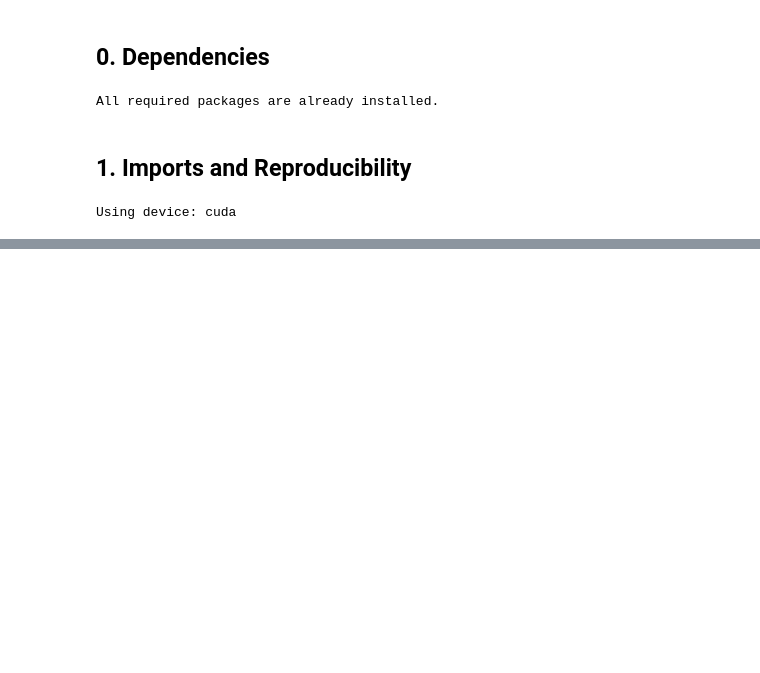
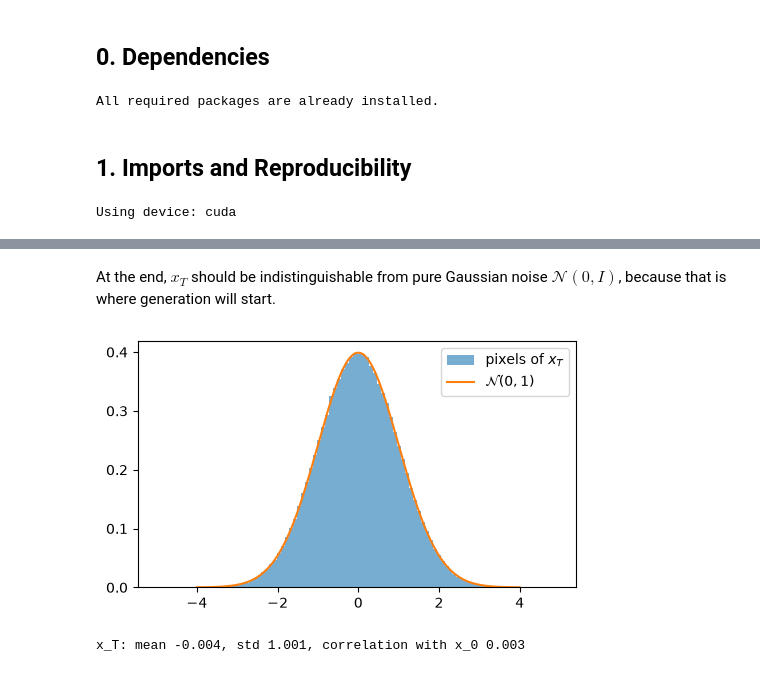
Before and after one commit to nahuelcostac/generative-networks, a Jupyter notebook: diffusion/diffusion.ipynb, the cells around one changed output, grey strips where cells are left out. Saved outputs shown, nothing was run; the diff lists cells and outputs as text; code cells hidden in the pictures; blank space fills up the shorter version.

```diff
--- a/diffusion/diffusion.ipynb
+++ b/diffusion/diffusion.ipynb
@@ -47,6 +57,7 @@ All required packages are already installed.
 # %%
 import math
 import random
+import time
 from pathlib import Path
 
 import matplotlib.pyplot as plt
@@ -59,12 +70,22 @@ from torchvision import datasets, transforms
 from torchvision.utils import make_grid
 
 SEED = 42
-random.seed(SEED)
-np.random.seed(SEED)
-torch.manual_seed(SEED)
-torch.cuda.manual_seed_all(SEED)
 
-device = torch.device("cuda" if torch.cuda.is_available() else "cpu")
+
+def seed_everything(seed=SEED):
+    random.seed(seed)
+    np.random.seed(seed)
+    torch.manual_seed(seed)
+
+
+seed_everything()
+
+if torch.cuda.is_available():
+    device = torch.device("cuda")
+elif torch.backends.mps.is_available():
+    device = torch.device("mps")
+else:
+    device = torch.device("cpu")
 print(f"Using device: {device}")
 # %% [output]
 Using device: cuda
@@ -215,0 +309,15 @@ show_forward_diffusion(real_images, forward_timesteps)
+# %% [markdown]
+At the end, $x_T$ should be indistinguishable from pure Gaussian noise $\mathcal{N}(0, I)$, because that is where generation will start.
+# %%
+x_T = one_jump[num_timesteps - 1]
+values = np.linspace(-4, 4, 200)
+plt.figure(figsize=(5, 3))
+plt.hist(x_T.flatten().cpu().numpy(), bins=100, density=True, alpha=0.6, label=r"pixels of $x_T$")
+plt.plot(values, np.exp(-values ** 2 / 2) / np.sqrt(2 * np.pi), label=r"$\mathcal{N}(0, 1)$")
+plt.legend()
+plt.tight_layout()
+plt.show()
+print(f"x_T: mean {x_T.mean().item():.3f}, std {x_T.std().item():.3f}, correlation with x_0 {correlation_with(x_T, x_0):.3f}")
+# %% [output]
+[figure, added]
+x_T: mean -0.004, std 1.001, correlation with x_0 0.003
```
Also changed, not shown: parts of 81 cells of this notebook, 1 other file.
